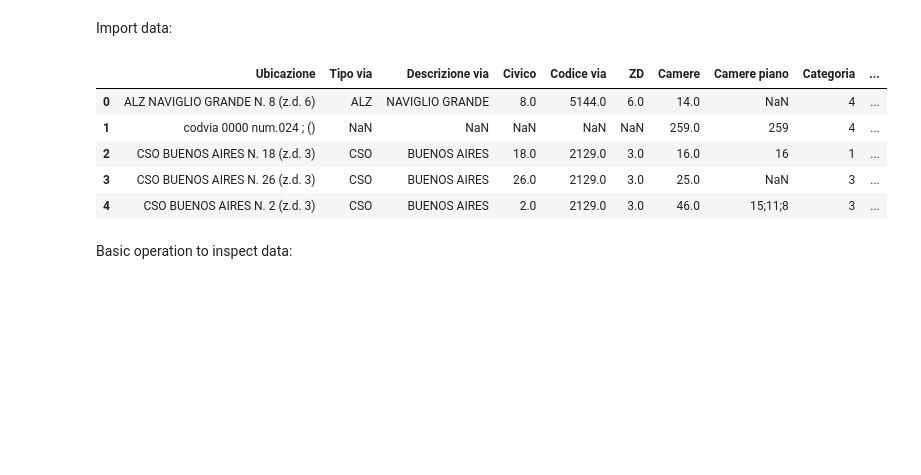
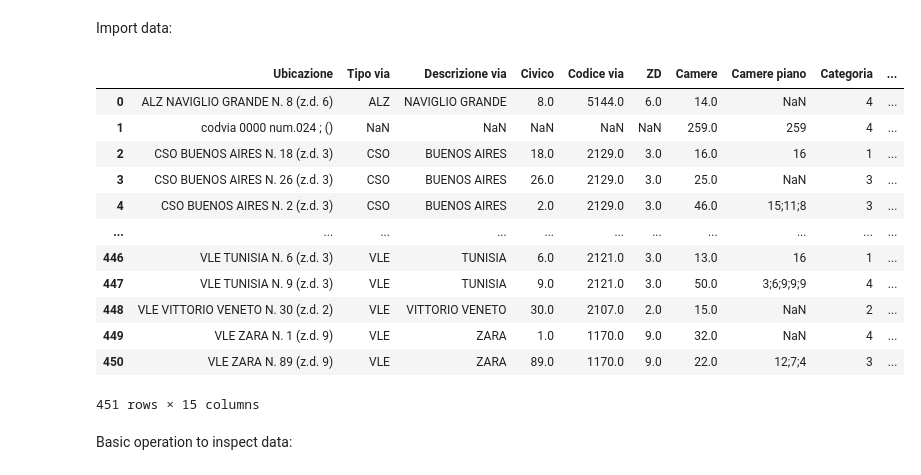
Before and after one commit to silviamacchi/DataQuality_project, a Jupyter notebook: Script_Silvia.ipynb, the cells around one changed output. Cells and saved outputs as stored; diff of their text form; code cells hidden in the pictures; blank space fills up the shorter version.

```diff
--- a/Script.ipynb
+++ b/Script_Silvia.ipynb
@@ -11,16 +11,21 @@ import os
 Import data:
 # %%
 STRUTTURE = pd.read_csv('./Comune-di-Milano-Strutture-ricettive-alberghiere.csv',sep=';',encoding='unicode_escape')
-STRUTTURE.head()
-#BEERS = pd.read_csv("https://raw.githubusercontent.com/camillasancricca/DATADIQ/master/BEERS.csv")
-#BEERS
+STRUTTURE
 # %% [output]
 |  | Ubicazione | Tipo via | Descrizione via | Civico | Codice via | ZD | Camere | Camere piano | Categoria | ... |
 | 0 | ALZ NAVIGLIO GRANDE N. 8 (z.d. 6) | ALZ | NAVIGLIO GRANDE | 8.0 | 5144.0 | 6.0 | 14.0 | NaN | 4 | ... |
 | 1 | codvia 0000 num.024 ; () | NaN | NaN | NaN | NaN | NaN | 259.0 | 259 | 4 | ... |
 | 2 | CSO BUENOS AIRES N. 18 (z.d. 3) | CSO | BUENOS AIRES | 18.0 | 2129.0 | 3.0 | 16.0 | 16 | 1 | ... |
 | 3 | CSO BUENOS AIRES N. 26 (z.d. 3) | CSO | BUENOS AIRES | 26.0 | 2129.0 | 3.0 | 25.0 | NaN | 3 | ... |
 | 4 | CSO BUENOS AIRES N. 2 (z.d. 3) | CSO | BUENOS AIRES | 2.0 | 2129.0 | 3.0 | 46.0 | 15;11;8 | 3 | ... |
+| ... | ... | ... | ... | ... | ... | ... | ... | ... | ... | ... |
+| 446 | VLE TUNISIA N. 6 (z.d. 3) | VLE | TUNISIA | 6.0 | 2121.0 | 3.0 | 13.0 | 16 | 1 | ... |
+| 447 | VLE TUNISIA N. 9 (z.d. 3) | VLE | TUNISIA | 9.0 | 2121.0 | 3.0 | 50.0 | 3;6;9;9;9 | 4 | ... |
+| 448 | VLE VITTORIO VENETO N. 30 (z.d. 2) | VLE | VITTORIO VENETO | 30.0 | 2107.0 | 2.0 | 15.0 | NaN | 2 | ... |
+| 449 | VLE ZARA N. 1 (z.d. 9) | VLE | ZARA | 1.0 | 1170.0 | 9.0 | 32.0 | NaN | 4 | ... |
+| 450 | VLE ZARA N. 89 (z.d. 9) | VLE | ZARA | 89.0 | 1170.0 | 9.0 | 22.0 | 12;7;4 | 3 | ... |
+451 rows × 15 columns
 # %% [markdown]
 Basic operation to inspect data:
 # %%
```
Also changed, not shown: parts of 20 cells of this notebook, 1 other file.
